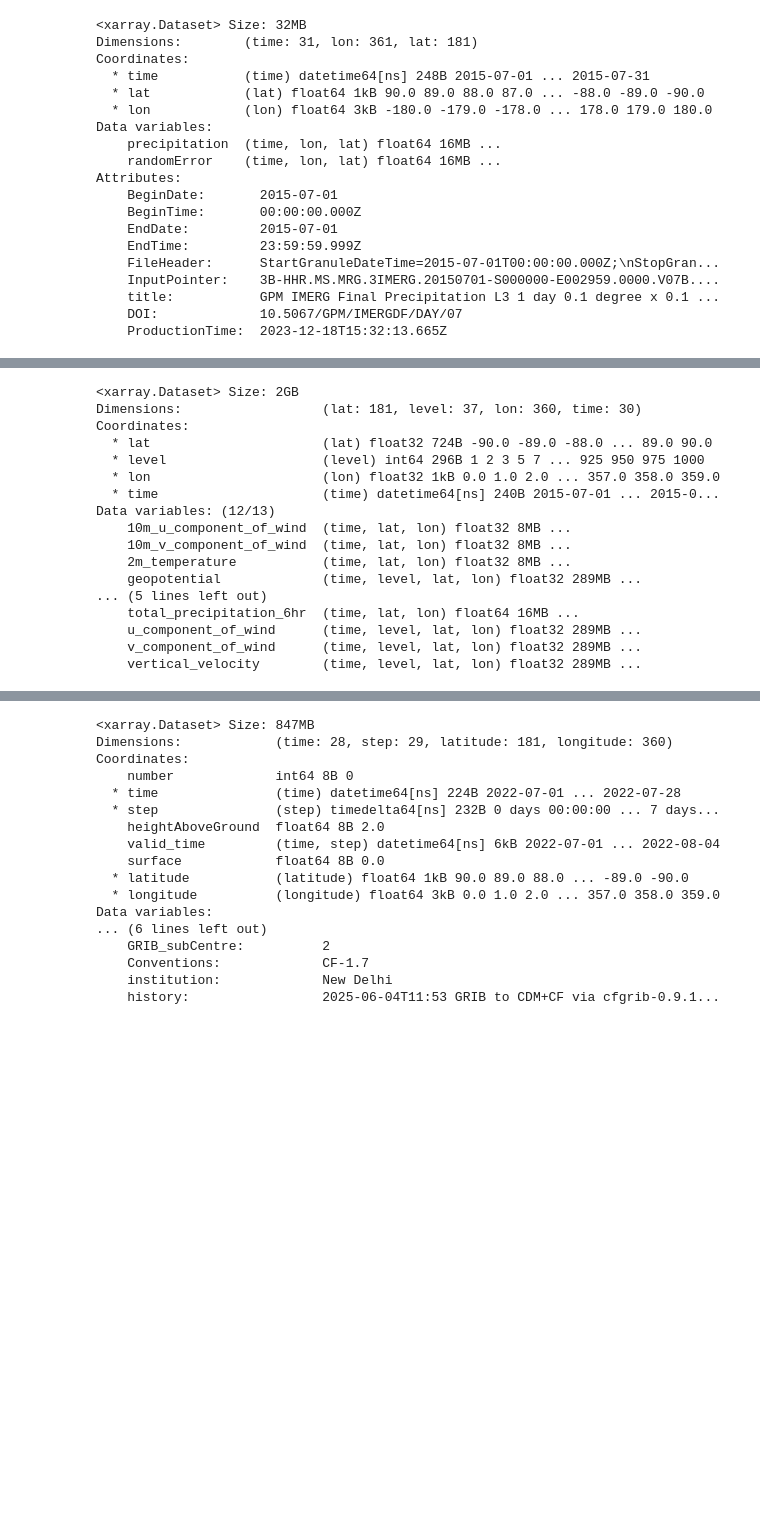
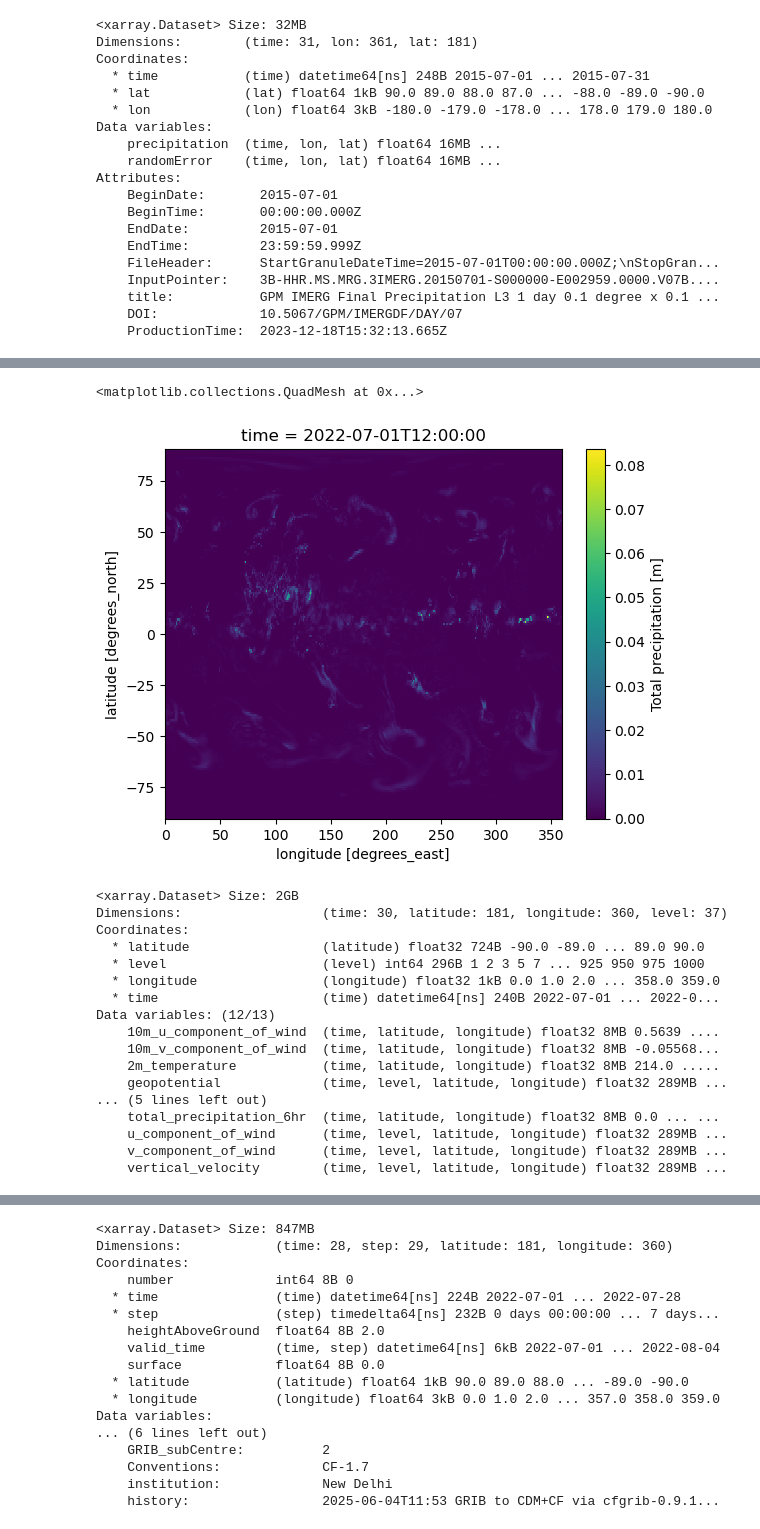
Before and after one commit to SaptarishiD/graphcast, a Jupyter notebook: local_files/finetune_vs_base_imerg.ipynb, the cells around one changed output, grey strips where cells are left out. Saved outputs shown, nothing was run; the diff lists cells and outputs as text; code cells hidden in the pictures; blank space fills up the shorter version.

Commit message:
fixed issue with 2022 predictions by initing with pure era5 instead of imerg-era5 combined due to data issues

```diff
--- a/local_files/finetune_vs_base_imerg.ipynb
+++ b/local_files/finetune_vs_base_imerg.ipynb
@@ -140,5 +140,5 @@ Attributes:
     DOI:             10.5067/GPM/IMERGDF/DAY/07
     ProductionTime:  2023-12-18T15:32:13.665Z
 # %%
-wb_data_orig = xr.open_zarr("/Datastorage/saptarishi.dhanuka_asp25/era5_data/era5_temp_ppt2022_wb_0.25.zarr")
-wb_data = wb_data_orig.sel(time=slice('2015-07-01', '2022-07-31'))
+era5_data = xr.open_dataset("/Datastorage/saptarishi.dhanuka_asp25/era5_2015_2022-07-31T18_1deg_37levels.nc")
+era5_data
@@ -187,0 +163,3 @@ Attributes: (0)
+# %%
+era5_data_07_08_2022 = era5_data.sel(time=slice('2022-07-01', '2022-08-31'))
+era5_data_07_08_2022
@@ -188 +184,3 @@ Attributes: (0)
+# %%
+era5_data_resolution = era5_data_07_08_2022['latitude'].values[1] -  era5_data_07_08_2022['latitude'].values[0]
 # %%
@@ -264,16 +240,19 @@ else:
     filename = '/Datastorage/saptarishi.dhanuka_asp25/gc_weights/origs/graphcast_1_13.npz'
     dataset_name = "/Datastorage/saptarishi.dhanuka_asp25/era5_data/arco_era5_1.0_formatted.nc"
 
-    arco = wb_data
+    arco = era5_data_07_08_2022
 
-    old_lats = arco['latitude'].values
-    old_lons = arco['longitude'].values
-    new_lats = np.arange(-90.0, 90.0 + 1e-8, 1.0)
-    new_lats = np.flip(new_lats)
-    new_lons = np.arange(0, 359.75 + 1e-8, 1.0)
-    arco = arco.interp({'latitude': new_lats, 'longitude': new_lons},
-                            method='linear',
-                            kwargs={'fill_value': None})
+    if era5_data_resolution != 1.0:
+        old_lats = arco['latitude'].values
+        old_lons = arco['longitude'].values
+        new_lats = np.arange(-90.0, 90.0 + 1e-8, 1.0)
+        new_lats = np.flip(new_lats)
+        new_lons = np.arange(0, 359.75 + 1e-8, 1.0)
+        print("Starting Interpolation")
+        arco = arco.interp({'latitude': new_lats, 'longitude': new_lons},
+                                method='linear',
+                                kwargs={'fill_value': None})
+        print("Interpolation Done!")
 
     input_vars = ['10m_u_component_of_wind',
                 'geopotential_at_surface',
@@ -350,10 +329,10 @@ else:
 
 
 
-    select_time_evals = [imerg_test.isel(time=slice(i*26, i*28+30)) for i in range(inits)]
+    select_time_evals = [era5_data_07_08_2022.isel(time=slice(i*26, i*28+30)) for i in range(inits)]
 
 
-    print(f"Eval batch first time: {eval_trial_batch.time.values}")
+    print(f"Eval batch first time: {eval_trial_batch.time.values[-10:]}")
     # training_trial_batch = select_time.load()
 
     tok = datetime.now()
@@ -379,14 +358,12 @@ with open(filename, 'rb') as f:
 
 params = ckpt.params
 
-
 with open('/Datastorage/saptarishi.dhanuka_asp25/gc_norms/diffs_stddev_by_level.nc', 'rb') as f:
     diffs_stddev_by_level = xr.load_dataset(f).compute()
 with open('/Datastorage/saptarishi.dhanuka_asp25/gc_norms/stddev_by_level.nc', 'rb') as f:
     stddev_by_level = xr.load_dataset(f).compute()
 with open('/Datastorage/saptarishi.dhanuka_asp25/gc_norms/mean_by_level.nc', 'rb') as f:
     mean_by_level = xr.load_dataset(f).compute()
-
 
 state = {}
 model_config = ckpt.model_config
@@ -491 +419,6 @@ array(['2022-07-20T12:00:00.000000000', '2022-07-20T18:00:00.000000000',
+# %%
+select_time_evals[0].isel(time=2)['total_precipitation_6hr'].plot()
+# %% [output]
+<matplotlib.collections.QuadMesh at 0x...>
+[figure, added]
 # %%
@@ -501,22 +432,22 @@ df_test = select_time_evals_copy[0].copy()
 df_test
 # %% [output]
 <xarray.Dataset> Size: 2GB
-Dimensions:                  (lat: 181, level: 37, lon: 360, time: 30)
+Dimensions:                  (time: 30, latitude: 181, longitude: 360, level: 37)
 Coordinates:
-  * lat                      (lat) float32 724B -90.0 -89.0 -88.0 ... 89.0 90.0
+  * latitude                 (latitude) float32 724B -90.0 -89.0 ... 89.0 90.0
   * level                    (level) int64 296B 1 2 3 5 7 ... 925 950 975 1000
-  * lon                      (lon) float32 1kB 0.0 1.0 2.0 ... 357.0 358.0 359.0
-  * time                     (time) datetime64[ns] 240B 2015-07-01 ... 2015-0...
+  * longitude                (longitude) float32 1kB 0.0 1.0 2.0 ... 358.0 359.0
+  * time                     (time) datetime64[ns] 240B 2022-07-01 ... 2022-0...
 Data variables: (12/13)
-    10m_u_component_of_wind  (time, lat, lon) float32 8MB ...
-    10m_v_component_of_wind  (time, lat, lon) float32 8MB ...
-    2m_temperature           (time, lat, lon) float32 8MB ...
-    geopotential             (time, level, lat, lon) float32 289MB ...
+    10m_u_component_of_wind  (time, latitude, longitude) float32 8MB 0.5639 ....
+    10m_v_component_of_wind  (time, latitude, longitude) float32 8MB -0.05568...
+    2m_temperature           (time, latitude, longitude) float32 8MB 214.0 .....
+    geopotential             (time, level, latitude, longitude) float32 289MB ...
 ... (5 lines left out)
-    total_precipitation_6hr  (time, lat, lon) float64 16MB ...
-    u_component_of_wind      (time, level, lat, lon) float32 289MB ...
-    v_component_of_wind      (time, level, lat, lon) float32 289MB ...
-    vertical_velocity        (time, level, lat, lon) float32 289MB ...
+    total_precipitation_6hr  (time, latitude, longitude) float32 8MB 0.0 ... ...
+    u_component_of_wind      (time, level, latitude, longitude) float32 289MB ...
+    v_component_of_wind      (time, level, latitude, longitude) float32 289MB ...
+    vertical_velocity        (time, level, latitude, longitude) float32 289MB ...
 # %%
 
 for i in tqdm(range(inits)):
```
Also changed, not shown: parts of 54 cells of this notebook.
